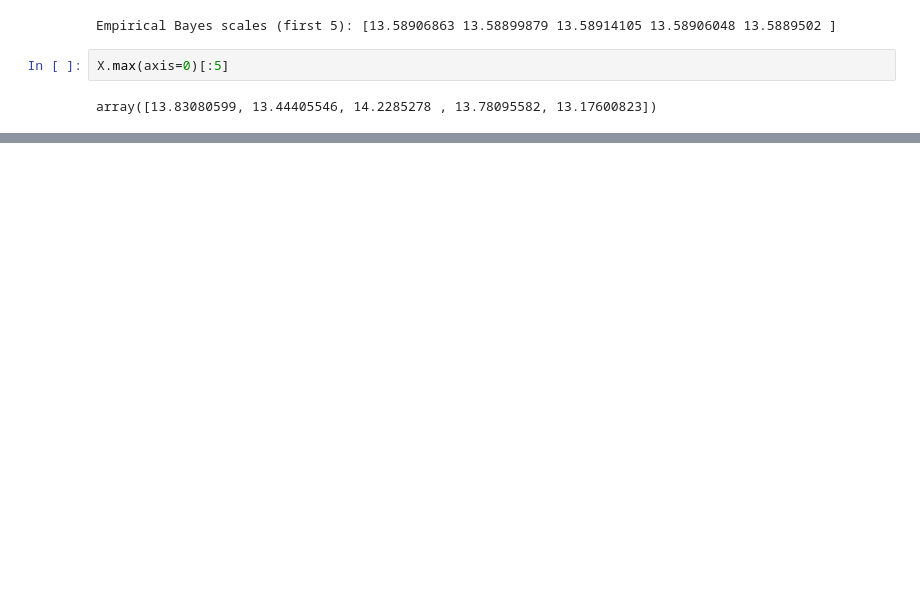
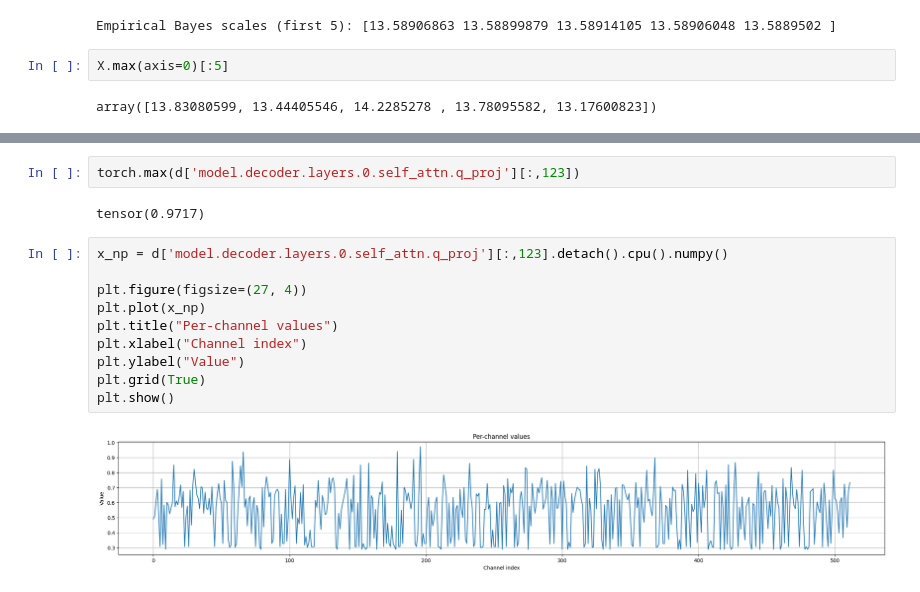
Before and after one commit to tahir0khalil/MaskedSmoothing, a Jupyter notebook: activation_scale_extension.ipynb, the cells around one changed output, grey strips where cells are left out. Cells and saved outputs as stored; diff of their text form; blank space fills up the shorter version.

```diff
--- a/activation_scale_extension.ipynb
+++ b/activation_scale_extension.ipynb
@@ -421,0 +1139,16 @@ array([13.83080599, 13.44405546, 14.2285278 , 13.78095582, 13.17600823])
+# %%
+torch.max(d['model.decoder.layers.0.self_attn.q_proj'][:,123])
+# %% [output]
+tensor(0.9717)
+# %%
+x_np = d['model.decoder.layers.0.self_attn.q_proj'][:,123].detach().cpu().numpy()
+
+plt.figure(figsize=(27, 4))
+plt.plot(x_np)
+plt.title("Per-channel values")
+plt.xlabel("Channel index")
+plt.ylabel("Value")
+plt.grid(True)
+plt.show()
+# %% [output]
+[figure, added]
```
Also changed, not shown: parts of 78 cells of this notebook, 11 other files.
